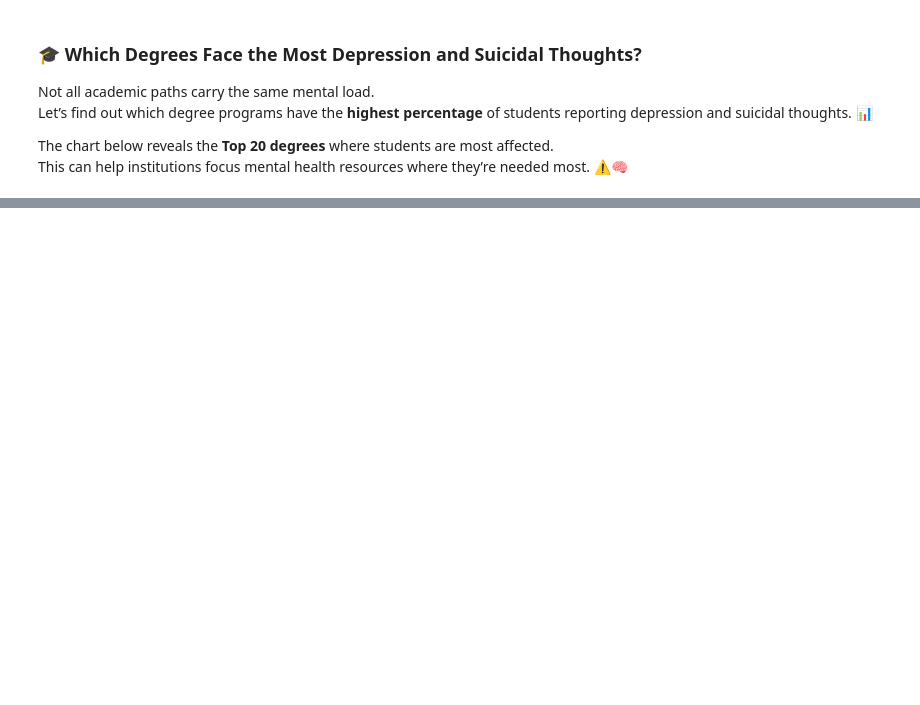
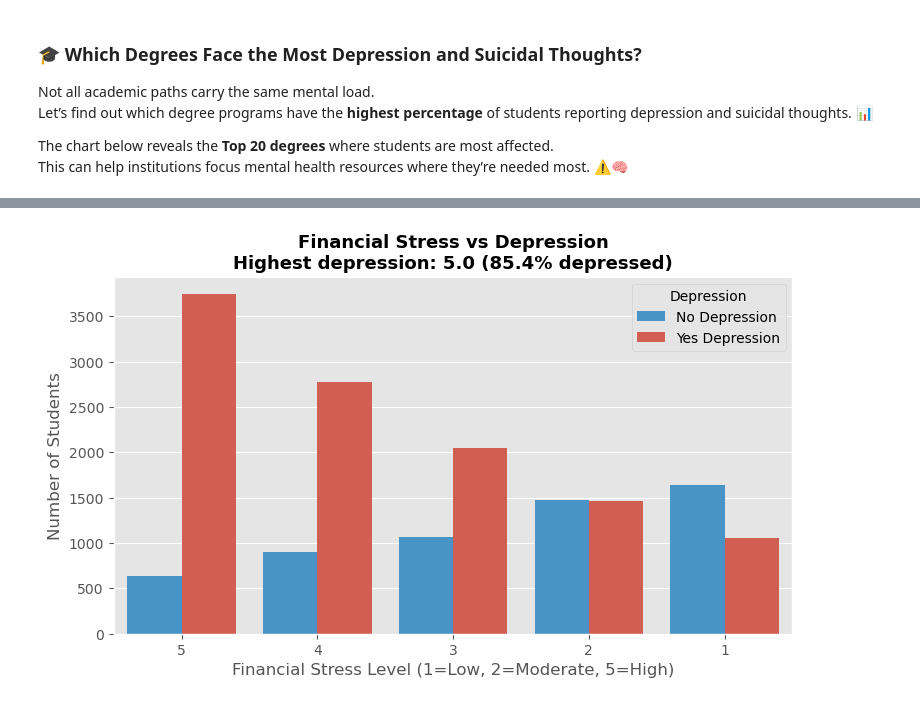
Before and after one commit to DanishShaikh18/Student-Mental-Health-Analysis, a Jupyter notebook: Mental_Health_in_Students_Post_COVID_EDA.ipynb, the cells around one changed output, grey strips where cells are left out. Drawn from its saved outputs; the diff is of its cells as text; code cells hidden in the pictures; blank space fills up the shorter version.

```diff
--- a/Mental_Health_in_Students_Post_COVID_EDA.ipynb
+++ b/Mental_Health_in_Students_Post_COVID_EDA.ipynb
@@ -616,3 +640,5 @@ plt.show()
+# %%
+df = df[df['Financial Stress'] != -1]
 # %%
 # Step 1: Calculate depression counts per stress level
 stress_counts = df.groupby('Financial Stress')['Depression'].agg(
@@ -625,34 +651,36 @@ stress_counts['depr_percent'] = (stress_counts['depressed'] / stress_counts['tot
 # Step 3: Sort levels by depression percentage (descending)
 sorted_order = stress_counts.sort_values(by='depr_percent', ascending=False)['Financial Stress']
 
 # Step 4: Plot Countplot with hue
 plt.figure(figsize=(8,5))
 ax = sns.countplot(
     data=df,
     x='Financial Stress',
     hue='Depression',
     palette=['#3498db','#e74c3c'],  # Blue=No, Red=Yes
     order=sorted_order
 )
 
 # ✅ Rename Legend
 handles, labels = ax.get_legend_handles_labels()
 ax.legend(handles, ['No Depression', 'Yes Depression'], title='Depression')
 
 # Step 5: Dynamic Title
 worst_stress = stress_counts.sort_values(by='depr_percent', ascending=False).iloc[0]
 plt.title(
     f"Financial Stress vs Depression\n"
     f"Highest depression: {worst_stress['Financial Stress']} ({worst_stress['depr_percent']}% depressed)",
     fontsize=13, fontweight='bold'
 )
-plt.xlabel("Financial Stress Level (0=Low, 2=Moderate, 5=High)")
+plt.xlabel("Financial Stress Level (1=Low, 2=Moderate, 5=High)")
 plt.ylabel("Number of Students")
 
 
 
 plt.tight_layout(pad=2)
 plt.show()
+# %% [output]
+[figure, added]
 # %%
 # Step 1: Calculate depression counts per stress level
 stress_counts = df.groupby('Academic Pressure')['Depression'].agg(
```
Also changed, not shown: parts of 17 cells of this notebook, 8 other files.
